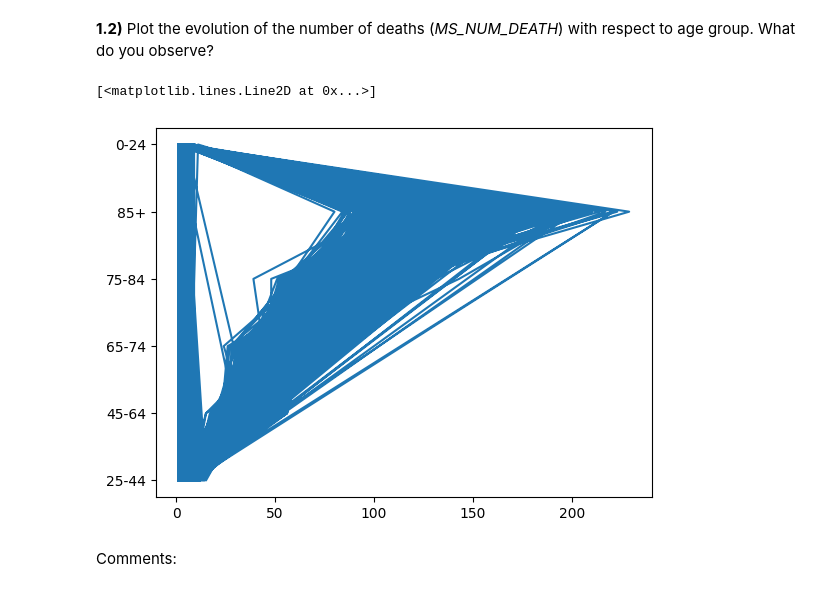
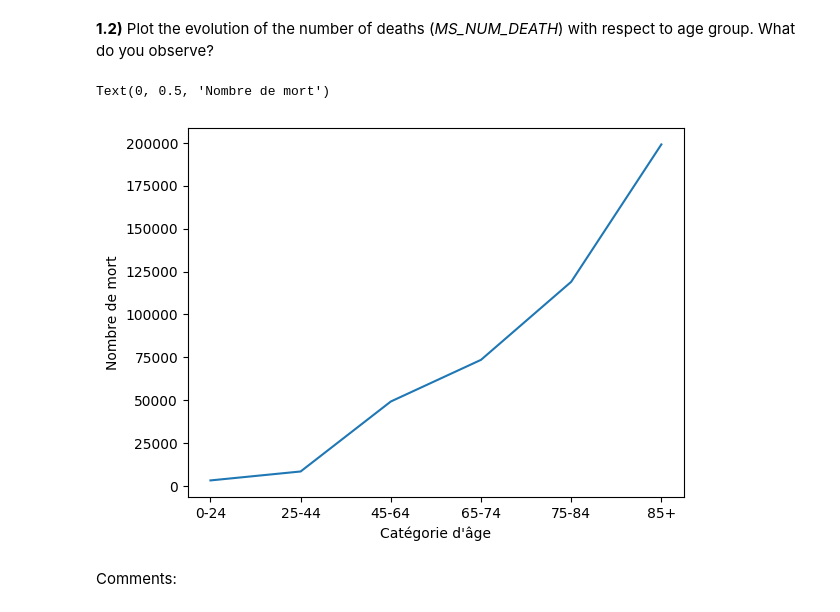
Before and after one commit to IvanGregoire/Hackathon_1, a Jupyter notebook: Hackathon_26_27.ipynb, the cells around one changed output. Saved outputs shown, nothing was run; the diff lists cells and outputs as text; code cells hidden in the pictures.

```diff
--- a/Hackathon_26_27.ipynb
+++ b/Hackathon_26_27.ipynb
@@ -57,9 +57,13 @@ data["CD_AGEGROUP"] = data["CD_AGEGROUP"].astype("category")
 # %%
 # Code here
 import matplotlib.pyplot as plt
+nbr_deaths = data.groupby("CD_AGEGROUP")["MS_NUM_DEATH"].sum()
+nbr_deaths.plot(x="MS_NUM_DEATH", y="CD_AGEGROUP",)
+plt.xlabel("Catégorie d'âge")
+plt.ylabel("Nombre de mort")
 # %% [output]
-[<matplotlib.lines.Line2D at 0x...>]
+Text(0, 0.5, 'Nombre de mort')
-[figure, old version]
+[figure, new version]
 # %% [markdown]
 Comments:
 # %% [markdown]
```
Also changed, not shown: parts of 1 cell of this notebook.
